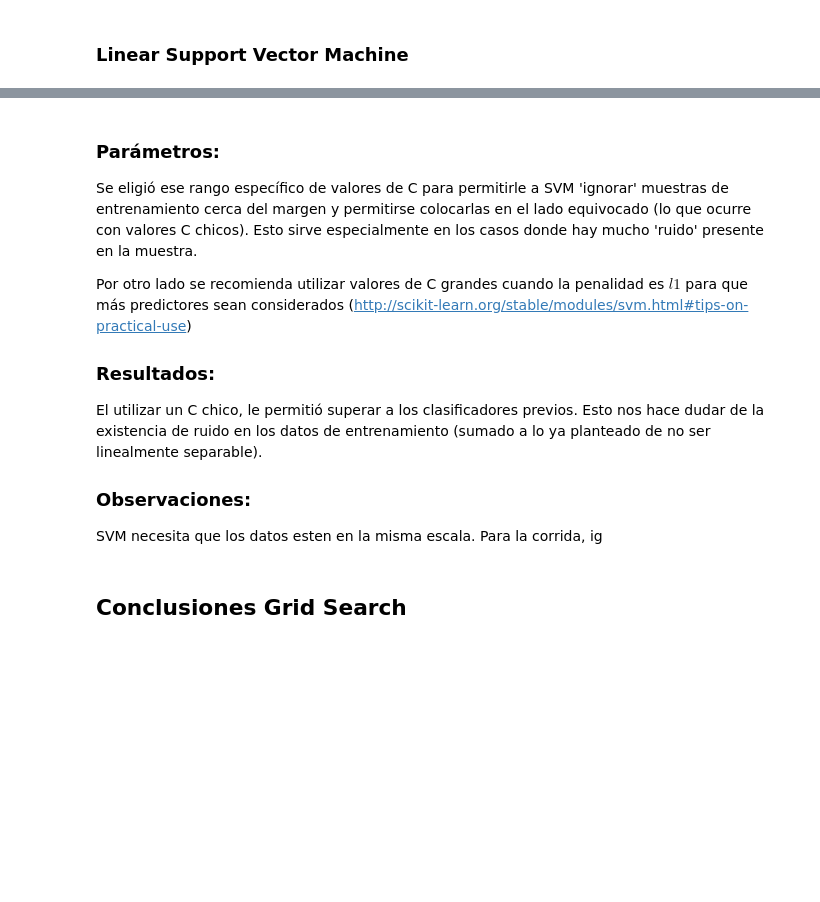
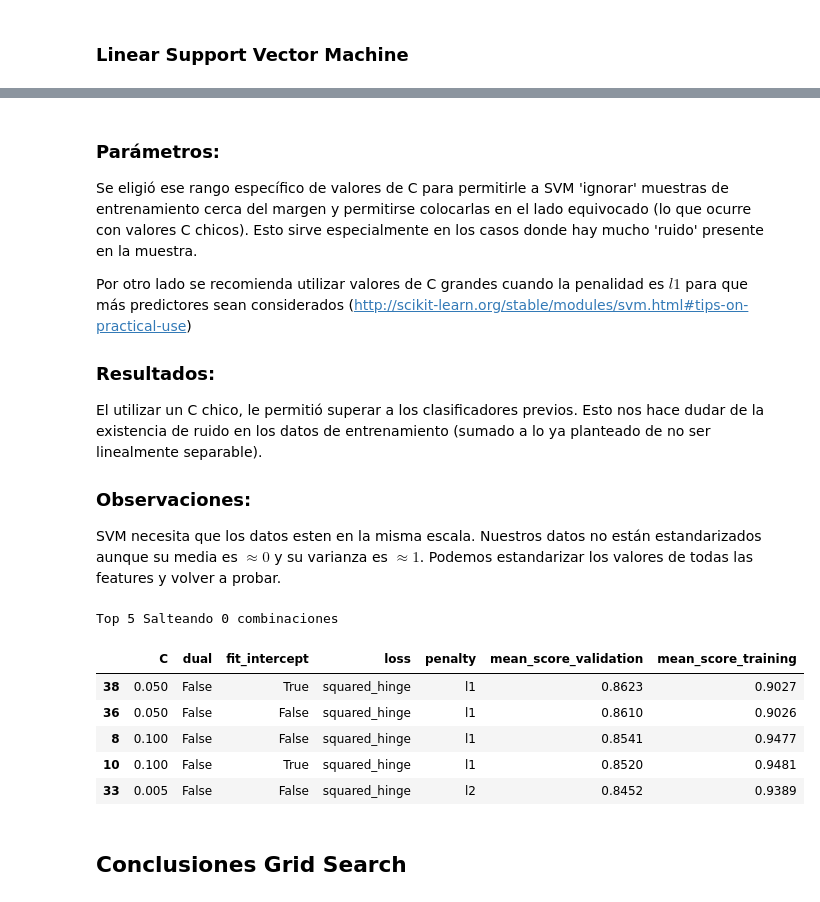
Before and after one commit to BrianBohe/aa-notebooks, a Jupyter notebook: TP1/TP1.ipynb, the cells around one changed output, grey strips where cells are left out. Saved outputs shown, nothing was run; the diff lists cells and outputs as text; code cells hidden in the pictures; blank space fills up the shorter version.

```diff
--- a/TP1/TP1.ipynb
+++ b/TP1/TP1.ipynb
@@ -871,7 +872,20 @@ El utilizar un C chico, le permitió superar a los clasificadores previos. Esto
 
 
 ### Observaciones:
-SVM necesita que los datos esten en la misma escala. Para la corrida, ig
+SVM necesita que los datos esten en la misma escala. Nuestros datos no están estandarizados aunque su media es $\approx 0$ y su varianza es $\approx 1$. Podemos estandarizar los valores de todas las features y volver a probar.
+# %%
+X_train_np_scalated = sklearn.preprocessing.normalize(X_train_np, axis=0, norm='max')
+
+grid_svm_linear_scalated = support_vector_machine_grid_serch_parametrization(X_train_np_scalated, Y_train_np)
+top_results(grid_svm_linear_scalated)
+# %% [output]
+Top 5 Salteando 0 combinaciones
+|  | C | dual | fit_intercept | loss | penalty | mean_score_validation | mean_score_training |
+| 38 | 0.050 | False | True | squared_hinge | l1 | 0.8623 | 0.9027 |
+| 36 | 0.050 | False | False | squared_hinge | l1 | 0.8610 | 0.9026 |
+| 8 | 0.100 | False | False | squared_hinge | l1 | 0.8541 | 0.9477 |
+| 10 | 0.100 | False | True | squared_hinge | l1 | 0.8520 | 0.9481 |
+| 33 | 0.005 | False | False | squared_hinge | l2 | 0.8452 | 0.9389 |
 # %%
 # Generic SVM
 def generic_support_vector_machine_grid_search_parametrization(_X_train, _Y_train):
```
Also changed, not shown: parts of 1 cell of this notebook.
